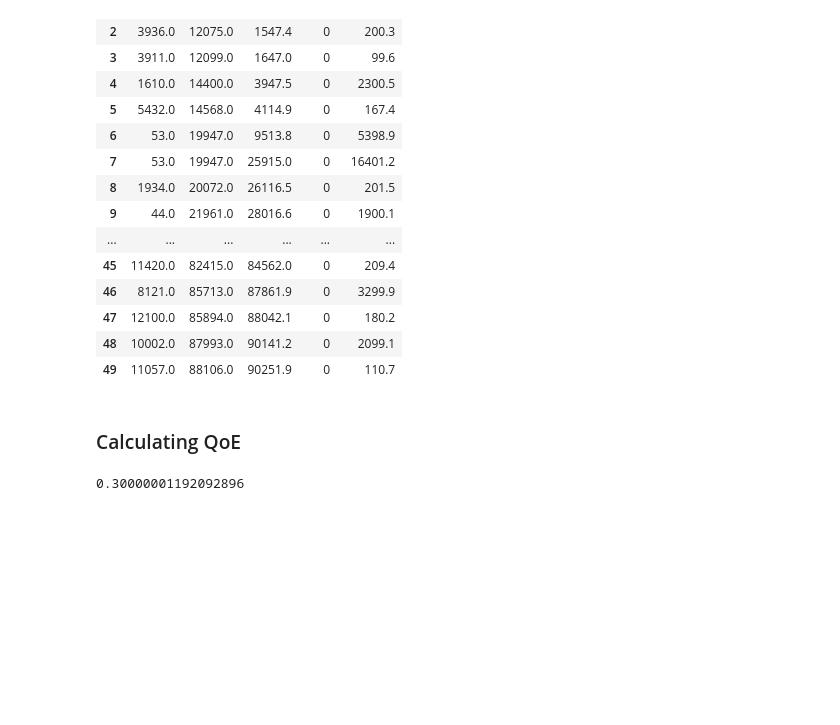
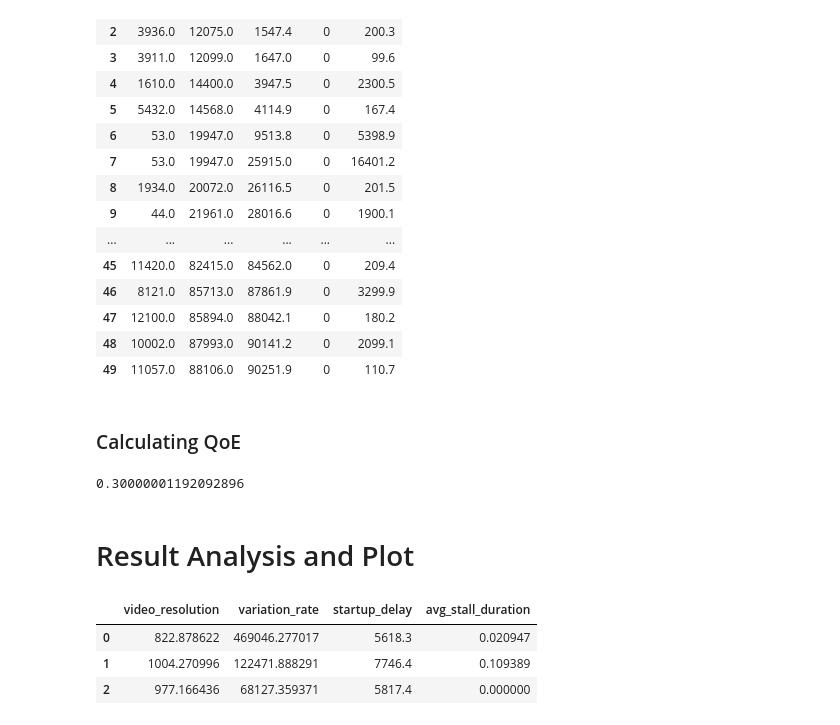
Before and after one commit to VincentSheh/edge_apps, a Jupyter notebook: user_emulator/experiment.ipynb, the cells around one changed output. Drawn from its saved outputs; the diff is of its cells as text; code cells hidden in the pictures; blank space fills up the shorter version.

```diff
--- a/user_emulator/experiment.ipynb
+++ b/user_emulator/experiment.ipynb
@@ -228,3 +212,19 @@ qoe_df = pd.DataFrame({
     'avg_stall_duration': [None],
     f'qoe_{client_id}': [None]
 })
+# %% [markdown]
+# Result Analysis and Plot
+# %%
+from matplotlib import pyplot
+from sklearn.preprocessing import MinMaxScaler
+qoe_df = pd.read_csv("qoe_data_hls_resourcevsuser.csv")
+cpu = qoe_df['cpu'].copy()
+user = qoe_df['user'].copy()
+qoe_df.drop(columns=["client_id", "qoe_0", "watch_time", 'cpu', 'user'], inplace=True)
+qoe_df.head(3)
+qoe_df['video_resolution'].apply()
+# %% [output]
+|  | video_resolution | variation_rate | startup_delay | avg_stall_duration |
+| 0 | 822.878622 | 469046.277017 | 5618.3 | 0.020947 |
+| 1 | 1004.270996 | 122471.888291 | 7746.4 | 0.109389 |
+| 2 | 977.166436 | 68127.359371 | 5817.4 | 0.000000 |
```
Also changed, not shown: parts of 8 cells of this notebook, 1 other file.
